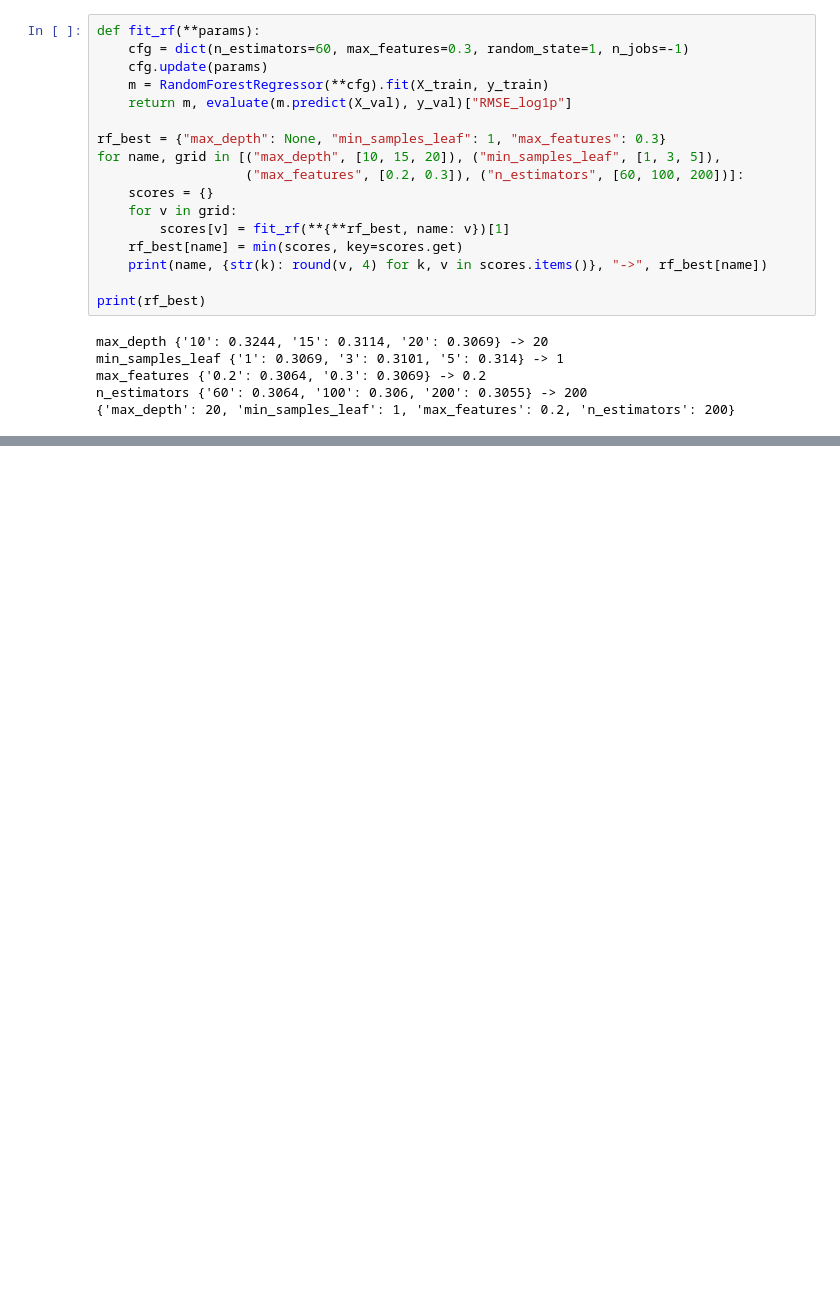
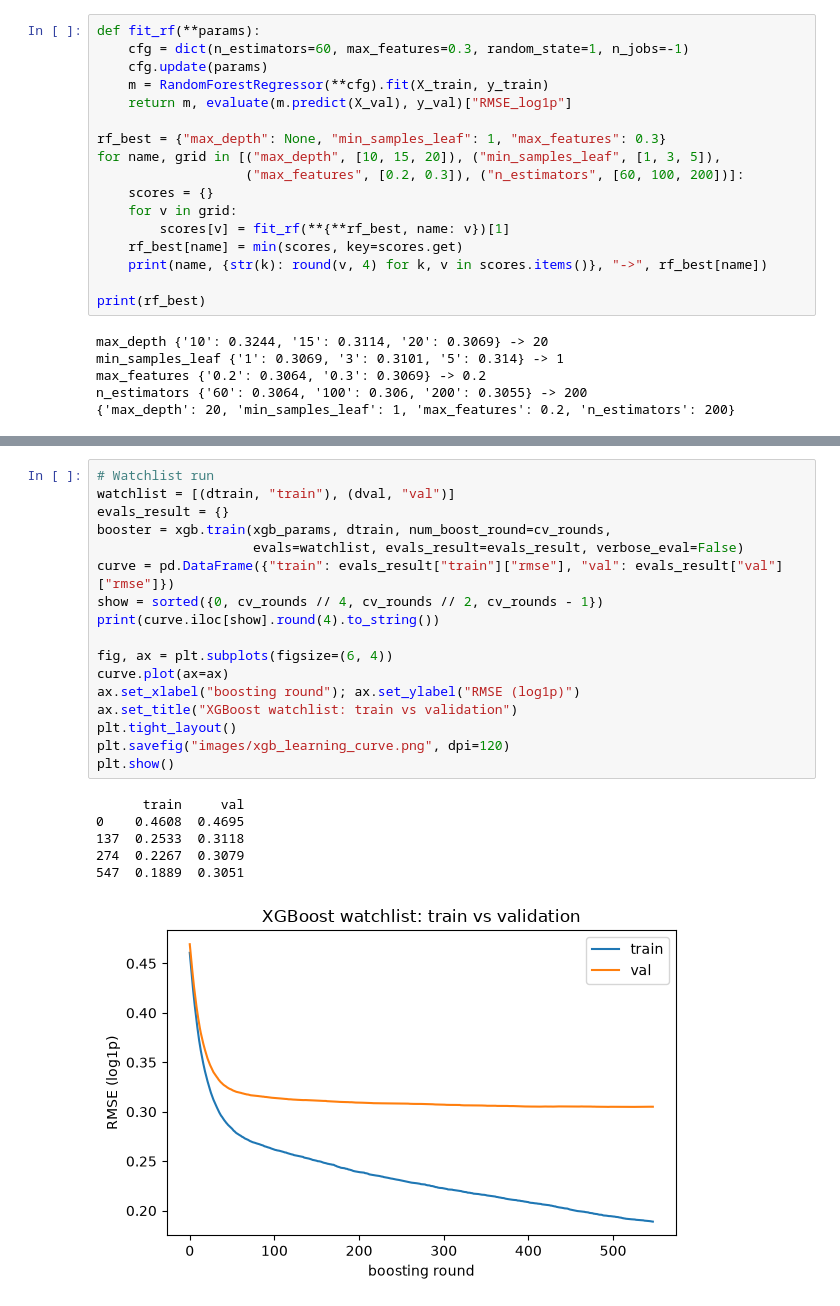
Before and after one commit to Reshiram-php/ecuador-construction-cost-m2, a Jupyter notebook: notebook.ipynb, the cells around one changed output, grey strips where cells are left out. Drawn from its saved outputs; the diff is of its cells as text; blank space fills up the shorter version.

Commit message:
xgboost, tuning and experiments

```diff
--- a/notebook.ipynb
+++ b/notebook.ipynb
@@ -575,0 +619,24 @@ n_estimators {'60': 0.3064, '100': 0.306, '200': 0.3055} -> 200
+# %%
+# Watchlist run
+watchlist = [(dtrain, "train"), (dval, "val")]
+evals_result = {}
+booster = xgb.train(xgb_params, dtrain, num_boost_round=cv_rounds,
+                    evals=watchlist, evals_result=evals_result, verbose_eval=False)
+curve = pd.DataFrame({"train": evals_result["train"]["rmse"], "val": evals_result["val"]["rmse"]})
+show = sorted({0, cv_rounds // 4, cv_rounds // 2, cv_rounds - 1})
+print(curve.iloc[show].round(4).to_string())
+
+fig, ax = plt.subplots(figsize=(6, 4))
+curve.plot(ax=ax)
+ax.set_xlabel("boosting round"); ax.set_ylabel("RMSE (log1p)")
+ax.set_title("XGBoost watchlist: train vs validation")
+plt.tight_layout()
+plt.savefig("images/xgb_learning_curve.png", dpi=120)
+plt.show()
+# %% [output]
+      train     val
+0    0.4608  0.4695
+137  0.2533  0.3118
+274  0.2267  0.3079
+547  0.1889  0.3051
+[figure, added]
```
Also changed, not shown: parts of 12 cells of this notebook, 3 other files.
